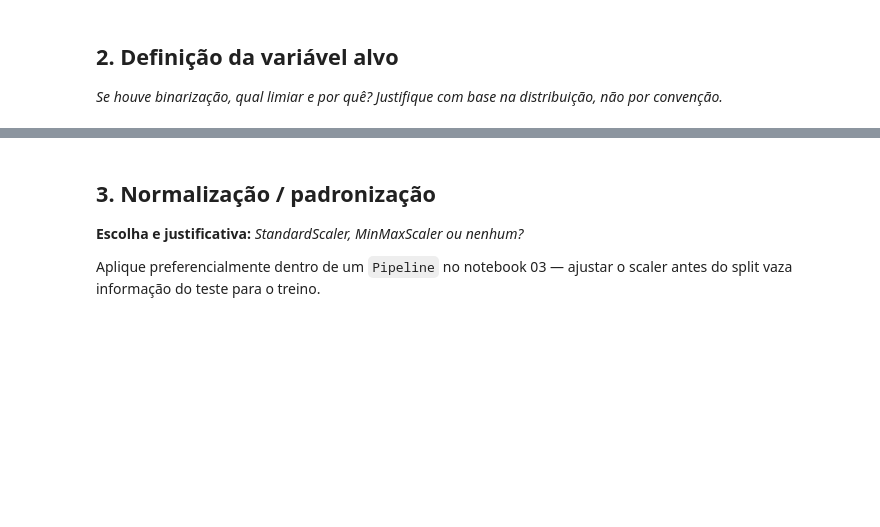
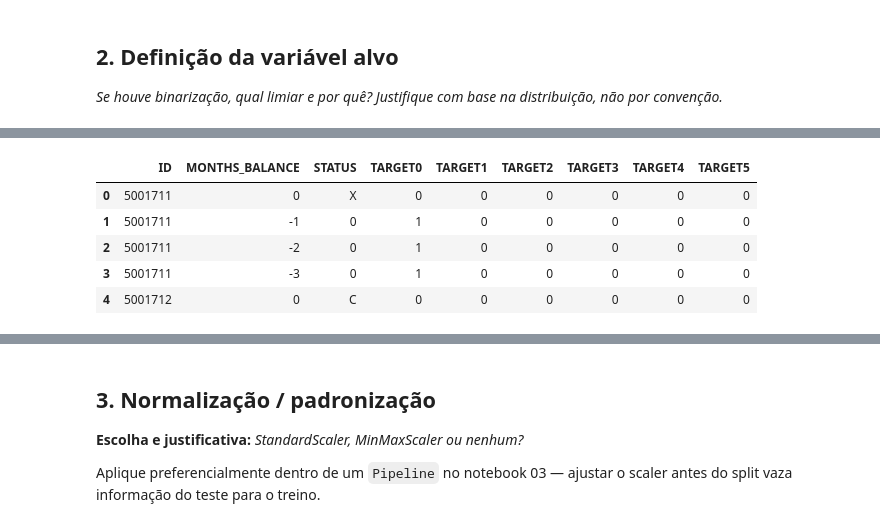
Before and after one commit to a-marcia0/rm377793-postech-tech-challenge-fase2, a Jupyter notebook: notebooks/02_preprocessamento.ipynb, the cells around one changed output, grey strips where cells are left out. Cells and saved outputs as stored; diff of their text form; code cells hidden in the pictures; blank space fills up the shorter version.

```diff
--- a/notebooks/02_preprocessamento.ipynb
+++ b/notebooks/02_preprocessamento.ipynb
@@ -44,0 +98,27 @@ target.head()
+# %%
+#Criação da variável TARGET no dataset de crédito
+credit['TARGET0'] = credit['STATUS'].apply(lambda x: 1 if x in ['0','1', '2', '3', '4', '5'] else 0)
+credit['TARGET1'] = credit['STATUS'].apply(lambda x: 1 if x in ['1', '2', '3', '4', '5'] else 0)
+credit['TARGET2'] = credit['STATUS'].apply(lambda x: 1 if x in ['2', '3', '4', '5'] else 0)
+credit['TARGET3'] = credit['STATUS'].apply(lambda x: 1 if x in ['3', '4', '5'] else 0)
+credit['TARGET4'] = credit['STATUS'].apply(lambda x: 1 if x in ['4', '5'] else 0)
+credit['TARGET5'] = credit['STATUS'].apply(lambda x: 1 if x in ['5'] else 0)
+
+target0 = credit.groupby('ID')['TARGET0'].max().reset_index()
+target1 = credit.groupby('ID')['TARGET1'].max().reset_index()
+target2 = credit.groupby('ID')['TARGET2'].max().reset_index()
+target3 = credit.groupby('ID')['TARGET3'].max().reset_index()
+target4 = credit.groupby('ID')['TARGET4'].max().reset_index()
+target5 = credit.groupby('ID')['TARGET5'].max().reset_index()
+
+pct_targets = pd.DataFrame({
+    "Atraso >= 1 dia": target0['TARGET0'].value_counts(normalize=True).round(4) * 100,
+    "Atraso >= 30 dias": target1['TARGET1'].value_counts(normalize=True).round(4) * 100,
+    "Atraso >= 60 dias": target2['TARGET2'].value_counts(normalize=True).round(4) * 100,
+    "Atraso >= 90 dias": target3['TARGET3'].value_counts(normalize=True).round(4) * 100,
+    "Atraso >= 120 dias": target4['TARGET4'].value_counts(normalize=True).round(4) * 100,
+     "Atraso >= 150 dias": target5['TARGET5'].value_counts(normalize=True).round(4) * 100
+}).rename(index={0: "bom pagador (0)", 1: "mau pagador (1)"})
+
+print("\n* Quantidade de IDs (clientes) únicos:\n", credit['ID'].nunique())
+display(pct_targets)
@@ -44,0 +141,9 @@ target.head()
+# %%
+credit.head()
+# %% [output]
+|  | ID | MONTHS_BALANCE | STATUS | TARGET0 | TARGET1 | TARGET2 | TARGET3 | TARGET4 | TARGET5 |
+| 0 | 5001711 | 0 | X | 0 | 0 | 0 | 0 | 0 | 0 |
+| 1 | 5001711 | -1 | 0 | 1 | 0 | 0 | 0 | 0 | 0 |
+| 2 | 5001711 | -2 | 0 | 1 | 0 | 0 | 0 | 0 | 0 |
+| 3 | 5001711 | -3 | 0 | 1 | 0 | 0 | 0 | 0 | 0 |
+| 4 | 5001712 | 0 | C | 0 | 0 | 0 | 0 | 0 | 0 |
```
Also changed, not shown: parts of 21 cells of this notebook, 2 other files.
